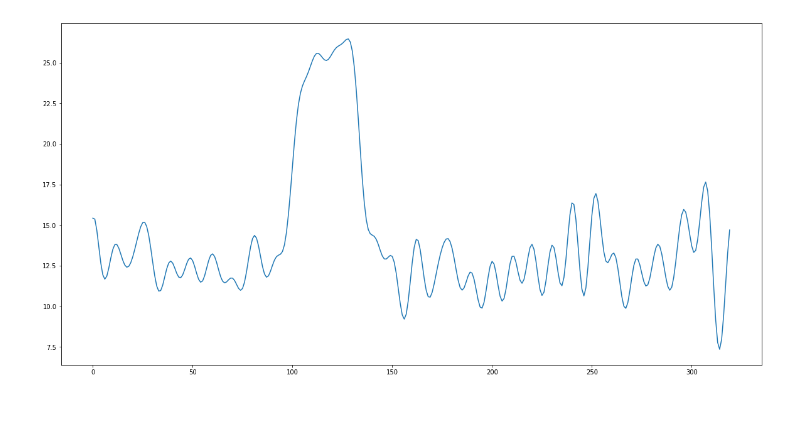
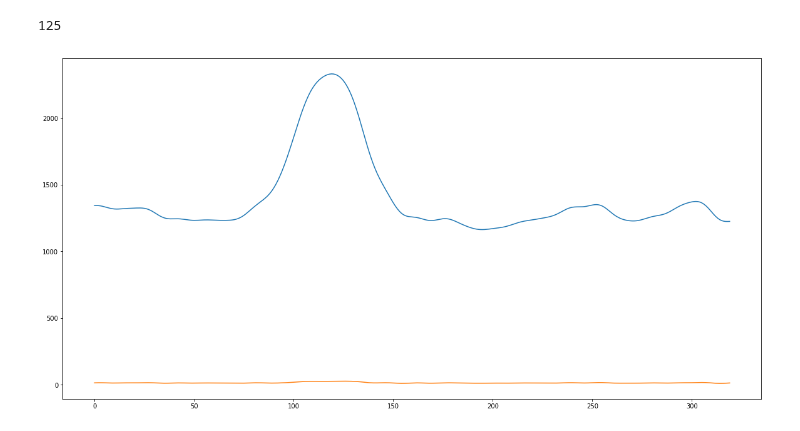
Before and after one commit to jacek257/Project-Chocolate, a Jupyter notebook: Temporal Derivative.ipynb, the cells around one changed output. Saved outputs shown, nothing was run; the diff lists cells and outputs as text; code cells hidden in the pictures.

```diff
--- a/Temporal Derivative.ipynb
+++ b/Temporal Derivative.ipynb
@@ -18,5 +17,7 @@ def showMe(*plots):
 # %%
 series = np.loadtxt("./contrasts/contrast_CO2.txt", delimiter='\n')
-showMe(series)
+showMe(sg.symiirorder1(series, 1,.9), series)
+print(np.argmax(series))
 # %% [output]
+125
-[figure, old version]
+[figure, new version]
```
Also changed, not shown: parts of 10 cells of this notebook, 4 other files.
